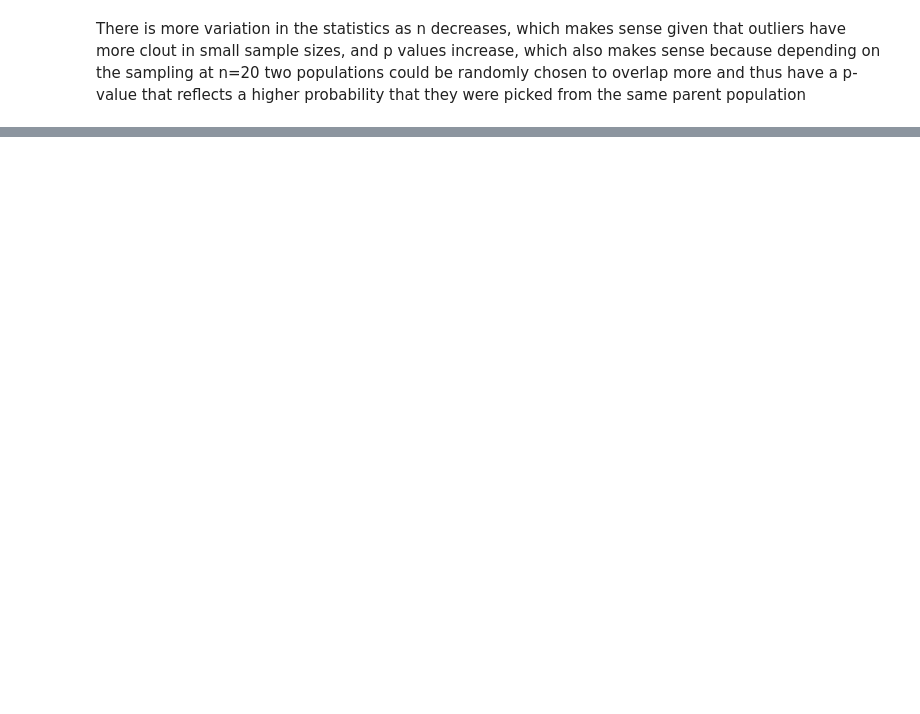
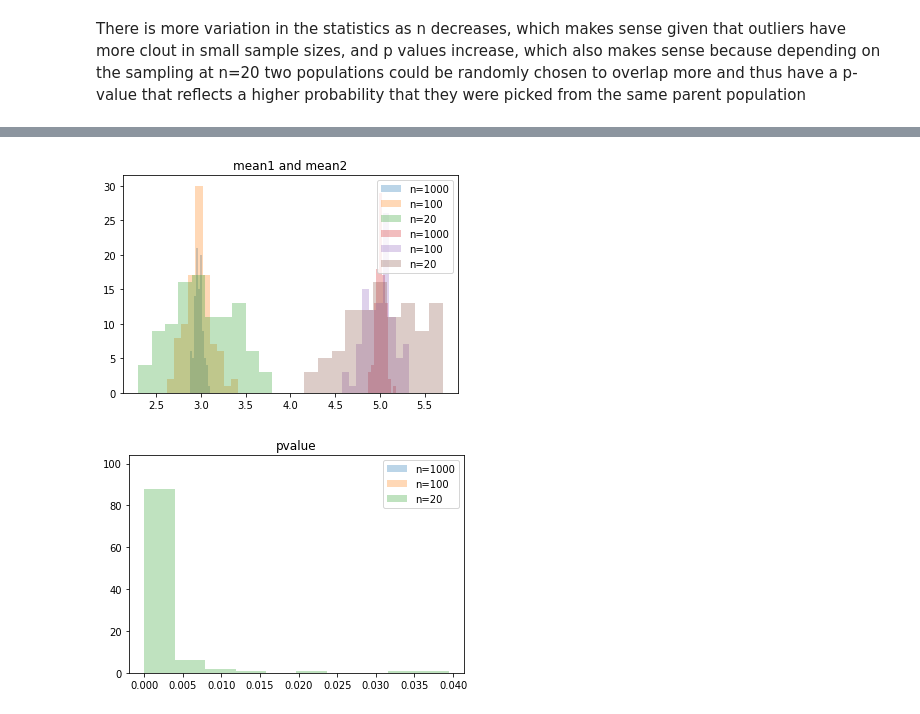
Before and after one commit to jordanplanders/Thinkful, a Jupyter notebook: Unit 3/3-3-7.ipynb, the cells around one changed output, grey strips where cells are left out. Saved outputs shown, nothing was run; the diff lists cells and outputs as text; code cells hidden in the pictures; blank space fills up the shorter version.

```diff
--- a/Unit 3/3-3-7.ipynb
+++ b/Unit 3/3-3-7.ipynb
@@ -166,0 +155,5 @@ print(t_stat)
+# %%
+summarize_for_np(.4, .5)
+# %% [output]
+[figure, added]
+[figure, added]
```
Also changed, not shown: parts of 21 cells of this notebook.
